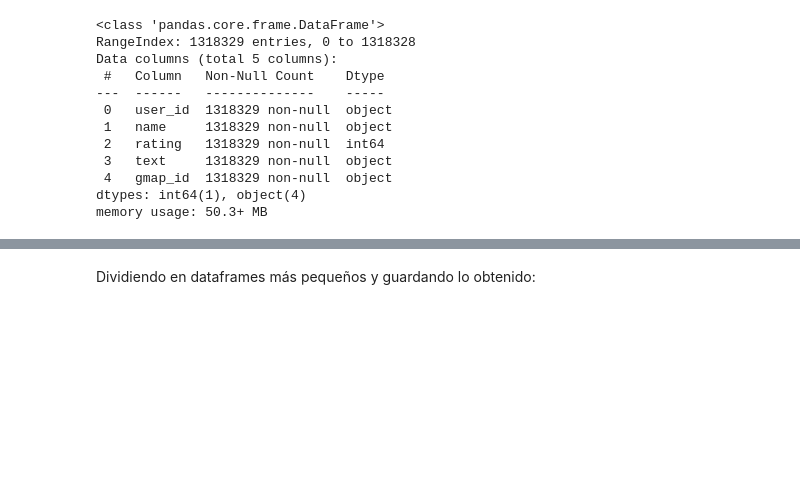
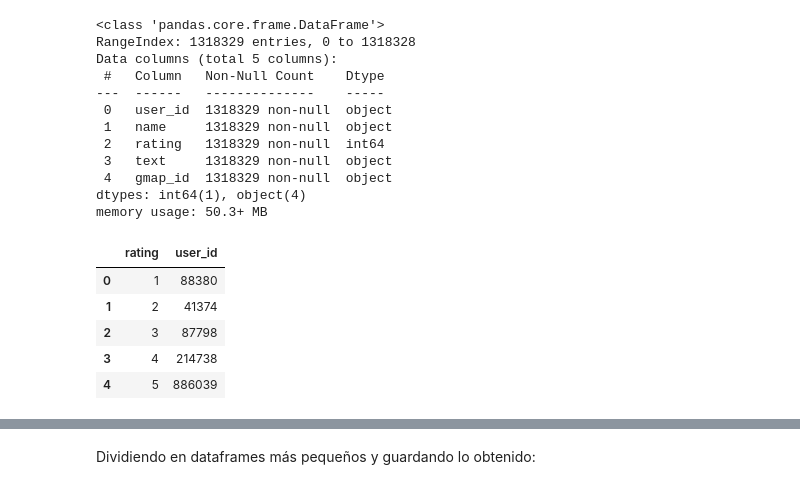
Before and after one commit to nuggi46/PF-Henry, a Jupyter notebook: EDA/reviews_estados/Pennsylvania/EDA/EDA_Pennsylvania.ipynb, the cells around one changed output, grey strips where cells are left out. Cells and saved outputs as stored; diff of their text form; code cells hidden in the pictures; blank space fills up the shorter version.

```diff
--- a/EDA/reviews_estados/Pennsylvania/EDA/EDA_Pennsylvania.ipynb
+++ b/EDA/reviews_estados/Pennsylvania/EDA/EDA_Pennsylvania.ipynb
@@ -251,3 +249,13 @@ Data columns (total 5 columns):
  4   gmap_id  1318329 non-null  object
 dtypes: int64(1), object(4)
 memory usage: 50.3+ MB
+# %%
+ratings_count = df_analisis[['rating','user_id']].groupby(by='rating', as_index=False).count().sort_values(by='rating', ascending=True)
+ratings_count
+# %% [output]
+|  | rating | user_id |
+| 0 | 1 | 88380 |
+| 1 | 2 | 41374 |
+| 2 | 3 | 87798 |
+| 3 | 4 | 214738 |
+| 4 | 5 | 886039 |
```
Also changed, not shown: parts of 3 cells of this notebook.
